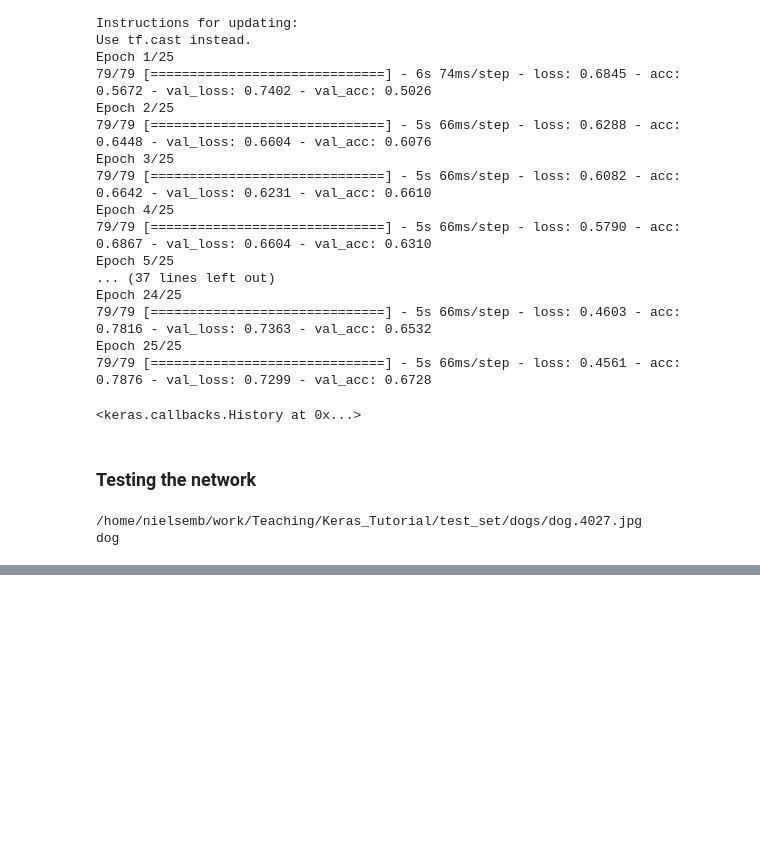
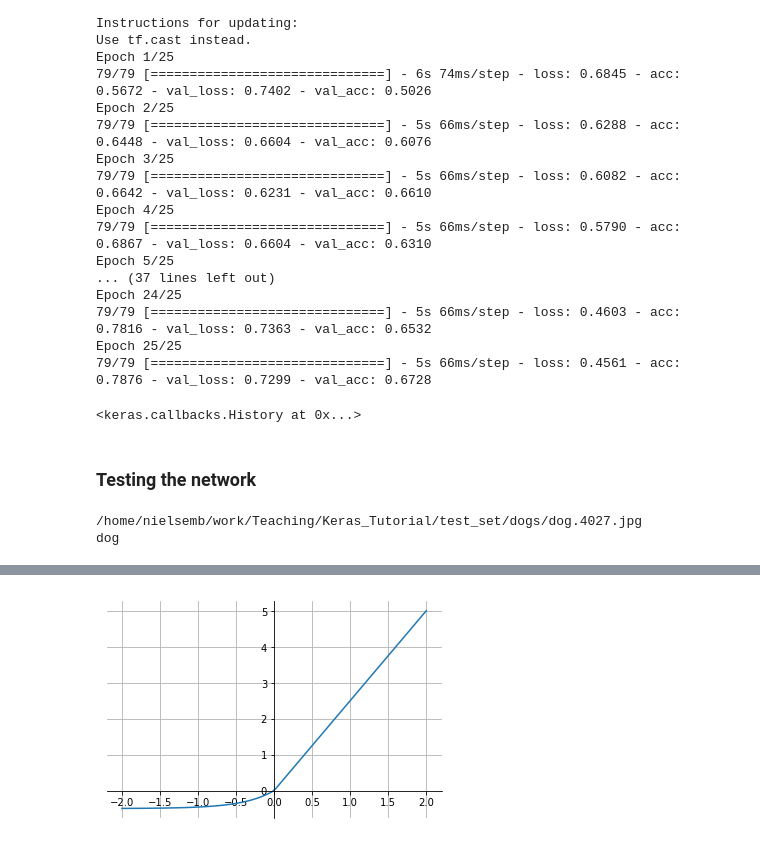
Before and after one commit to exr007/Kerastutorial, a Jupyter notebook: Keras_tutorial.ipynb, the cells around one changed output, grey strips where cells are left out. Drawn from its saved outputs; the diff is of its cells as text; code cells hidden in the pictures; blank space fills up the shorter version.

```diff
--- a/Keras_tutorial.ipynb
+++ b/Keras_tutorial.ipynb
@@ -188,0 +261,6 @@ dog
+# %%
+alpha = 0.5
+A = np.where(x<0, alpha * (np.exp(x)-1), x)
+plot_activation(A)
+# %% [output]
+[figure, added]
```
Also changed, not shown: parts of 27 cells of this notebook.
